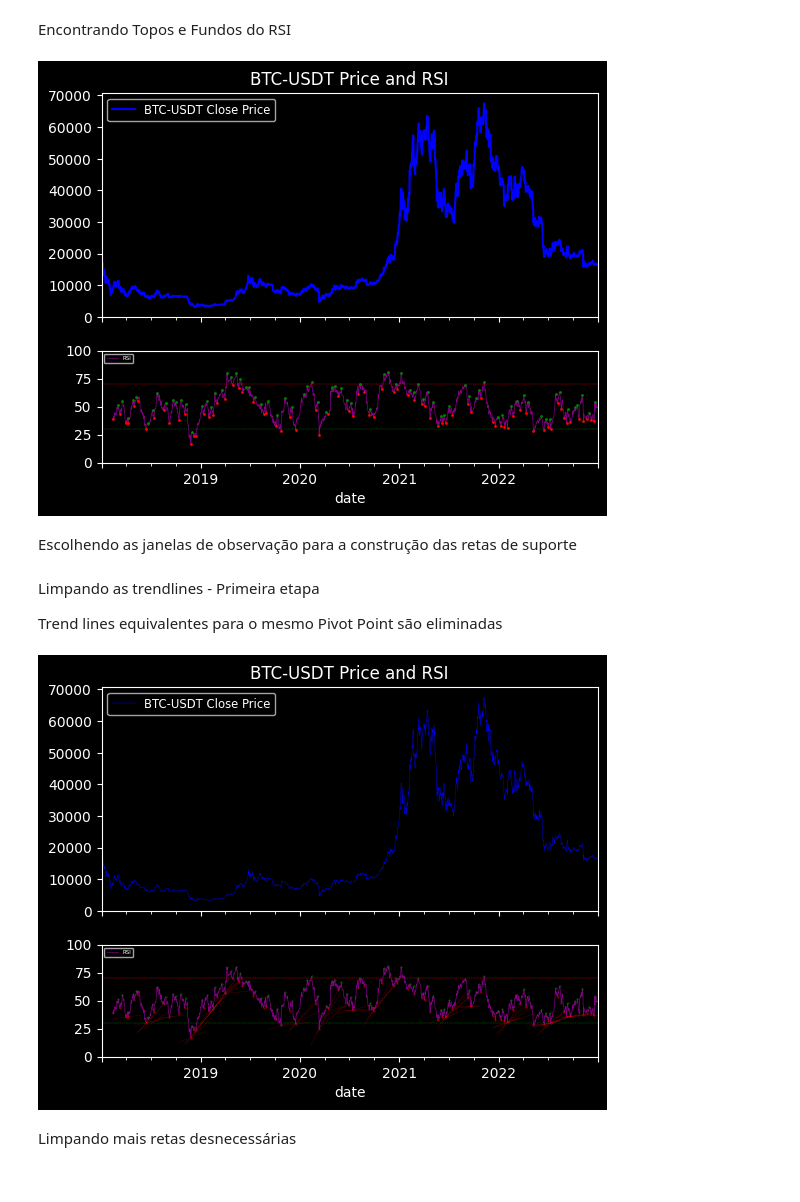
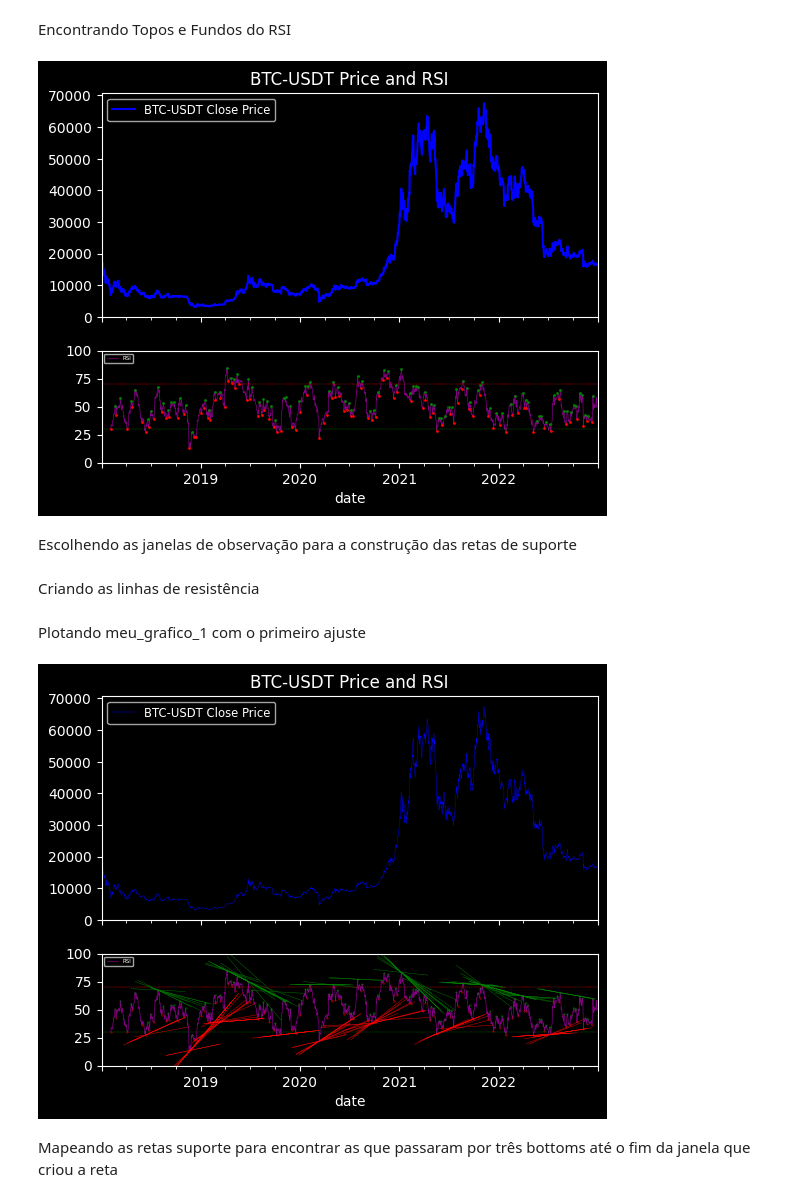
Before and after one commit to fabiomcdc/Projeto_Linhas_de_Tendencia_RSI, a Jupyter notebook: projeto_fInal_jupiter.ipynb, the cells around one changed output. Cells and saved outputs as stored; diff of their text form; code cells hidden in the pictures.

```diff
--- a/projeto_fInal_jupiter.ipynb
+++ b/projeto_fInal_jupiter.ipynb
@@ -26,7 +29,7 @@ data_log = np.log(data)
 # Cálculo do RSI
 # %%
 
-janela_rsi = 42
+janela_rsi = 35
 data['RSI'] = compute_rsi(data_log['close'],janela_rsi)
 rsi_values = compute_rsi(data_log['close'], janela_rsi)
 
@@ -61,7 +64,7 @@ Encontrando Topos e Fundos do RSI
 # %%
 tops = []
 bottoms = []
-ordem = 7
+ordem = 6
 for i in range(len(data['RSI'])):
     if checa_tops(data['RSI'], i, ordem):
         # top[0] = confirmation index
@@ -114,27 +117,24 @@ for bottom in bottoms_df.itertuples():
     ax3.plot(idx[bottom.bottom_idx], data['RSI'][bottom.bottom_idx], marker='o', color='red', markersize=1)
 
 
-fig.savefig('meu_grafico_1.png', dpi=300)  # Salva a figura como um arquivo PNG com alta resolução
+fig.savefig('meu_grafico_0.png', dpi=300)  # Salva a figura como um arquivo PNG com alta resolução
 
 plt.show()
 # %% [output]
-[figure, old version]
+[figure, new version]
 # %% [markdown]
 Escolhendo as janelas de observação para a construção das retas de suporte
 # %%
 
 # Parâmetro
-lookback = 100
+lookback = 200
 contador_janela = 0
 borda_esquerda = bottoms_df['bottom_idx'].iloc[contador_janela]
 
 # Inicializar DataFrames
 support_slope = [np.nan] * len(rsi_values)
-resist_slope = [np.nan] * len(rsi_values)
 colunas_suporte = ['indice', 'indice_original_lower_pivot', 'valor_rsi', 'support_slope', 'support_intercept', 'inicio_janela', 'fim_janela']
-colunas_resistencia = ['indice', 'indice_original_upper_pivot','valor_rsi', 'resist_slope', 'resist_intercept', 'inicio_janela', 'fim_janela']
 trendlines_suporte_df = pd.DataFrame(columns=colunas_suporte)
-trendlines_resistencia_df = pd.DataFrame(columns=colunas_resistencia)
 
 while borda_esquerda + lookback < len(rsi_values):
     # Chamar a função fit_trendlines_single para a janela sendo avaliada
@@ -179,8 +179,3 @@ while borda_esquerda + lookback < len(rsi_values):
     borda_esquerda = borda_esquerda + rolagem
 
 trendlines_suporte_df.to_csv('dados_csv_produzidos/trendlines_suporte.csv', index=True)
-#trendlines_resistencia_df.to_csv('dados_csv_produzidos/trendlines_resistencia.csv', index=True)
-# %% [markdown]
-Limpando as trendlines - Primeira etapa
-
-Trend lines equivalentes para o mesmo Pivot Point são eliminadas
@@ -244,0 +182,2 @@ cons_trendlines_suporte_df.to_csv('dados_csv_produzidos/cons_trendlines_suporte.
+# %% [markdown]
+Criando as linhas de resistência
@@ -245,3 +237,13 @@ cons_trendlines_suporte_df.to_csv('dados_csv_produzidos/cons_trendlines_suporte.
+# %%
+slope_ok_trendlines_suporte_df = trendlines_suporte_df.loc[trendlines_suporte_df['support_slope'] > 0]
+slope_ok_trendlines_suporte_df = slope_ok_trendlines_suporte_df.reset_index(drop=True)
+slope_ok_trendlines_suporte_df.to_csv('dados_csv_produzidos/slope_ok_trendlines_suporte.csv', index=True)
+
+slope_ok_trendlines_resistencia_df = trendlines_resistencia_df.loc[trendlines_resistencia_df['resist_slope'] < 0]
+slope_ok_trendlines_resistencia_df = slope_ok_trendlines_resistencia_df.reset_index(drop=True)
+slope_ok_trendlines_resistencia_df.to_csv('dados_csv_produzidos/slope_ok_trendlines_resistencia.csv', index=True)
+# %% [markdown]
+Plotando meu_grafico_1 com o primeiro ajuste
 # %%
 plt.style.use('dark_background')
 fig, (ax1, ax3) = plt.subplots(2, sharex=True, gridspec_kw={'height_ratios': [2, 1]})
@@ -279,7 +281,6 @@ for bottom in bottoms_df.itertuples():
     ax3.plot(idx[bottom.bottom_idx], data['RSI'][bottom.bottom_idx], marker='o', color='red', markersize=0.3)
 
 
-
 # Obter as datas associadas aos valores do RSI
 datas = data.index[len(data.index) - len(rsi_values):]
 
@@ -287,40 +288,76 @@ datas = data.index[len(data.index) - len(rsi_values):]
 # Plotar as retas de suporte do RSI
 # ----------------------------------------------------------------
 
-for i in range(len(cons_trendlines_suporte_df)):
-    row = cons_trendlines_suporte_df.iloc[i]
+for i in range(len(slope_ok_trendlines_suporte_df)):
+    row = slope_ok_trendlines_suporte_df.iloc[i]
 
     x_start = int(row['inicio_janela'])
     y_start = row['support_slope'] * x_start + row['support_intercept']
 
     # Ajustar y_start se necessário
     if y_start < 0:
         x_start = max(0, min(len(datas) - 1, int(-row['support_intercept'] / row['support_slope'])))
         y_start = row['support_slope'] * x_start + row['support_intercept']
 
     x_end = int(row['fim_janela'])
     y_end = row['support_slope'] * x_end + row['support_intercept']
 
     # Ajustar y_end se necessário
     if y_end < 0:
         x_end = max(0, min(len(datas) - 1, int(-row['support_intercept'] / row['support_slope'])))
         y_end = row['support_slope'] * x_end + row['support_intercept']
 
     # Obter datas de início e fim
     data_start = datas[x_start]
     data_end = datas[x_end]
 
     # Desenhar o segmento de reta
-    ax3.plot([data_start, data_end], [y_start, y_end], color='r', linewidth=0.1)
+    ax3.plot([data_start, data_end], [y_start, y_end], color='r', linewidth=0.3)
+
+# ----------------------------------------------------------------
+
+
+# Obter as datas associadas aos valores do RSI
+datas = data.index[len(data.index) - len(rsi_values):]
+
+# ----------------------------------------------------------------
+# Plotar as retas de resistencia do RSI
+# ----------------------------------------------------------------
+
+for i in range(len(slope_ok_trendlines_resistencia_df)):
+    row = slope_ok_trendlines_resistencia_df.iloc[i]
+
+    x_start = int(row['inicio_janela'])
+    y_start = row['resist_slope'] * x_start + row['resist_intercept']
+
+    # Ajustar y_start se necessário
+    if y_start < 0:
+        x_start = max(0, min(len(datas) - 1, int(-row['resist_intercept'] / row['resist_slope'])))
+        y_start = row['resist_slope'] * x_start + row['resist_intercept']
+
+    x_end = int(row['fim_janela'])
+    y_end = row['resist_slope'] * x_end + row['resist_intercept']
+
+    # Ajustar y_end se necessário
+    if y_end < 0:
+        x_end = max(0, min(len(datas) - 1, int(-row['resist_intercept'] / row['resist_slope'])))
+        y_end = row['resist_slope'] * x_end + row['resist_intercept']
+
+    # Obter datas de início e fim
+    data_start = datas[x_start]
+    data_end = datas[x_end]
+
+    # Desenhar o segmento de reta
+    ax3.plot([data_start, data_end], [y_start, y_end], color='green', linewidth=0.3)
 
 # ----------------------------------------------------------------
 
 fig.savefig('meu_grafico_1.png', dpi=300)  # Salva a figura como um arquivo PNG com alta resolução
 
 plt.show()
 
 # ----------------------------------------------------------------
 # %% [output]
-[figure, old version]
+[figure, new version]
-# %% [markdown]
-Limpando mais retas desnecessárias
+# %% [markdown]
+Mapeando as retas suporte para encontrar as que passaram por três bottoms até o fim da janela que criou a reta
```
Also changed, not shown: parts of 9 cells of this notebook, 30 other files.
